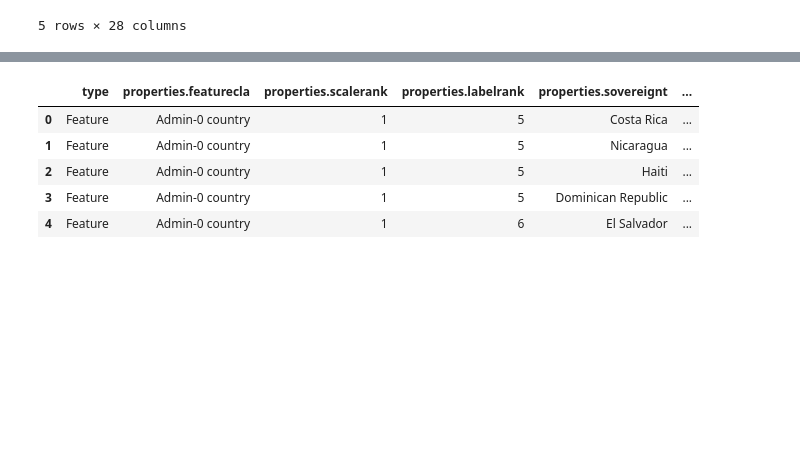
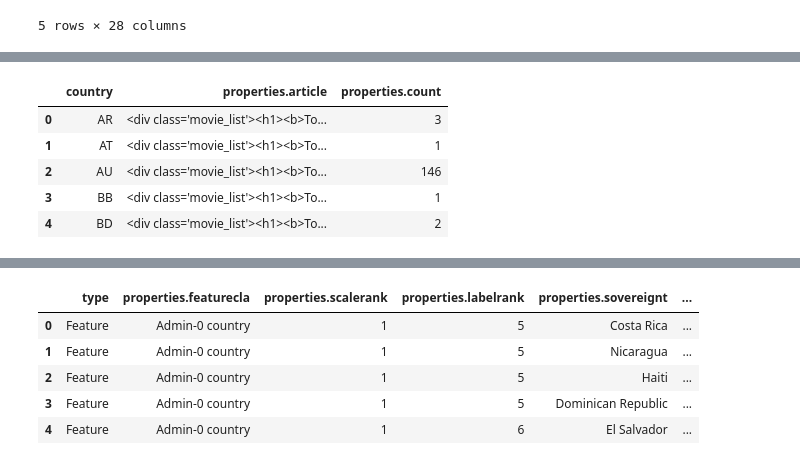
Before and after one commit to cj-robinson/ultimate-guitar-popular-tabs, a Jupyter notebook: 5_map_graphs.ipynb, the cells around one changed output, grey strips where cells are left out. Saved outputs shown, nothing was run; the diff lists cells and outputs as text; code cells hidden in the pictures; blank space fills up the shorter version.

```diff
--- a/5_map_graphs.ipynb
+++ b/5_map_graphs.ipynb
@@ -57,2 +47,13 @@ songs['properties.headline'] = songs['country']
+# %%
+songs = df['country'].value_counts().reset_index(name="properties.count")
+output = output.merge(songs, how='left', on='country')
+output.head()
+# %% [output]
+|  | country | properties.article | properties.count |
+| 0 | AR | <div class='movie_list'><h1><b>To... | 3 |
+| 1 | AT | <div class='movie_list'><h1><b>To... | 1 |
+| 2 | AU | <div class='movie_list'><h1><b>To... | 146 |
+| 3 | BB | <div class='movie_list'><h1><b>To... | 1 |
+| 4 | BD | <div class='movie_list'><h1><b>To... | 2 |
 # %%
 def assign_color(count):
```
Also changed, not shown: parts of 10 cells of this notebook, 2 other files.
